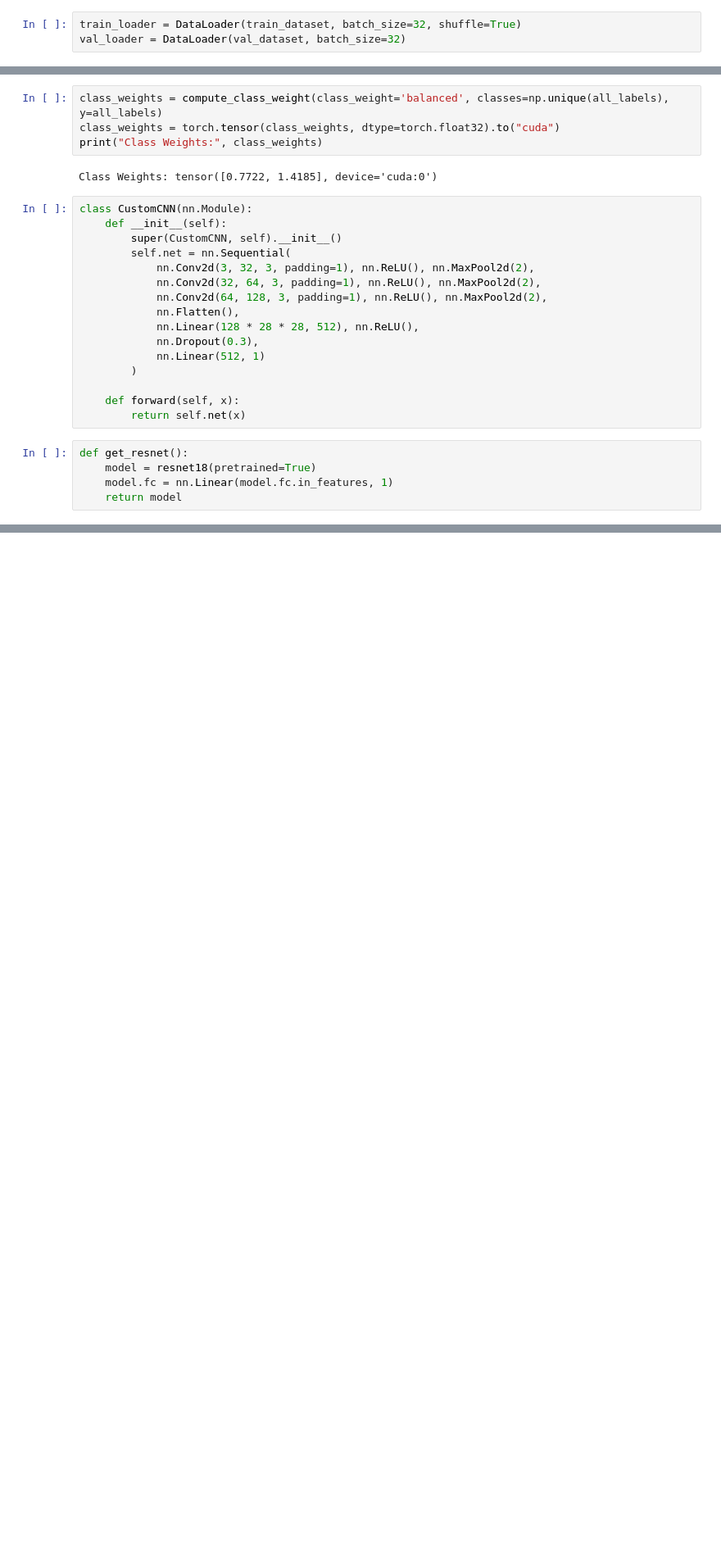
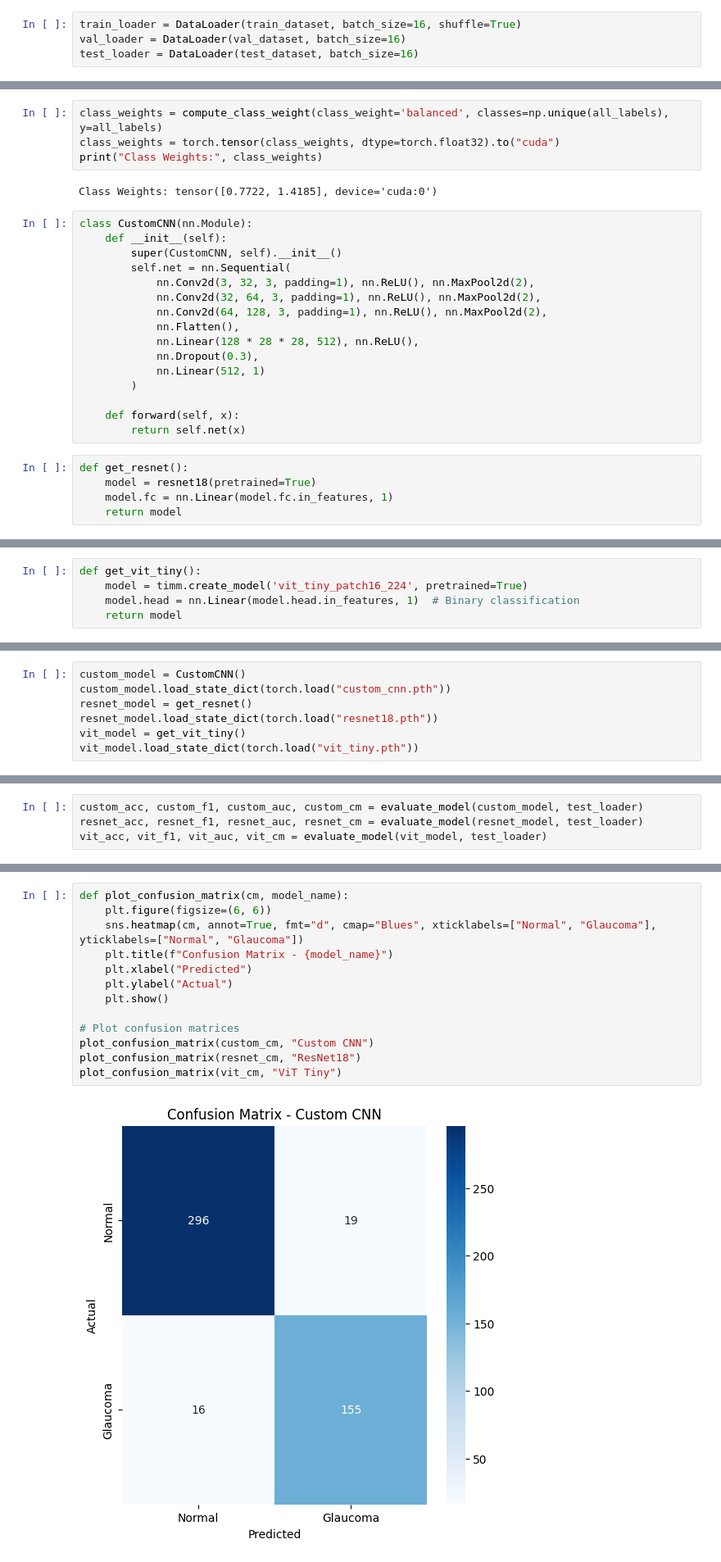
Before and after one commit to S4DIB/EEG-499A, a Jupyter notebook: sadib499.ipynb, the cells around one changed output, grey strips where cells are left out. Shown at 82% size. Saved outputs shown, nothing was run; the diff lists cells and outputs as text; blank space fills up the shorter version.

```diff
--- a/sadib499.ipynb
+++ b/sadib499.ipynb
@@ -94,3 +121,4 @@ val_dataset = GlaucomaDataset(val_imgs, val_labels, transform_val)
 # %%
-train_loader = DataLoader(train_dataset, batch_size=32, shuffle=True)
-val_loader = DataLoader(val_dataset, batch_size=32)
+train_loader = DataLoader(train_dataset, batch_size=16, shuffle=True)
+val_loader = DataLoader(val_dataset, batch_size=16)
+test_loader = DataLoader(test_dataset, batch_size=16)
@@ -284,0 +366,5 @@ Epoch 12/50
+# %%
+def get_vit_tiny():
+    model = timm.create_model('vit_tiny_patch16_224', pretrained=True)
+    model.head = nn.Linear(model.head.in_features, 1)  # Binary classification
+    return model
@@ -284,0 +447,7 @@ Epoch 12/50
+# %%
+custom_model = CustomCNN()
+custom_model.load_state_dict(torch.load("custom_cnn.pth"))
+resnet_model = get_resnet()
+resnet_model.load_state_dict(torch.load("resnet18.pth"))
+vit_model = get_vit_tiny()
+vit_model.load_state_dict(torch.load("vit_tiny.pth"))
@@ -284,0 +456,4 @@ Epoch 12/50
+# %%
+custom_acc, custom_f1, custom_auc, custom_cm = evaluate_model(custom_model, test_loader)
+resnet_acc, resnet_f1, resnet_auc, resnet_cm = evaluate_model(resnet_model, test_loader)
+vit_acc, vit_f1, vit_auc, vit_cm = evaluate_model(vit_model, test_loader)
@@ -284,0 +468,15 @@ Epoch 12/50
+# %%
+def plot_confusion_matrix(cm, model_name):
+    plt.figure(figsize=(6, 6))
+    sns.heatmap(cm, annot=True, fmt="d", cmap="Blues", xticklabels=["Normal", "Glaucoma"], yticklabels=["Normal", "Glaucoma"])
+    plt.title(f"Confusion Matrix - {model_name}")
+    plt.xlabel("Predicted")
+    plt.ylabel("Actual")
+    plt.show()
+
+# Plot confusion matrices
+plot_confusion_matrix(custom_cm, "Custom CNN")
+plot_confusion_matrix(resnet_cm, "ResNet18")
+plot_confusion_matrix(vit_cm, "ViT Tiny")
+# %% [output]
+[figure, added]
```
Also changed, not shown: parts of 19 cells of this notebook.
